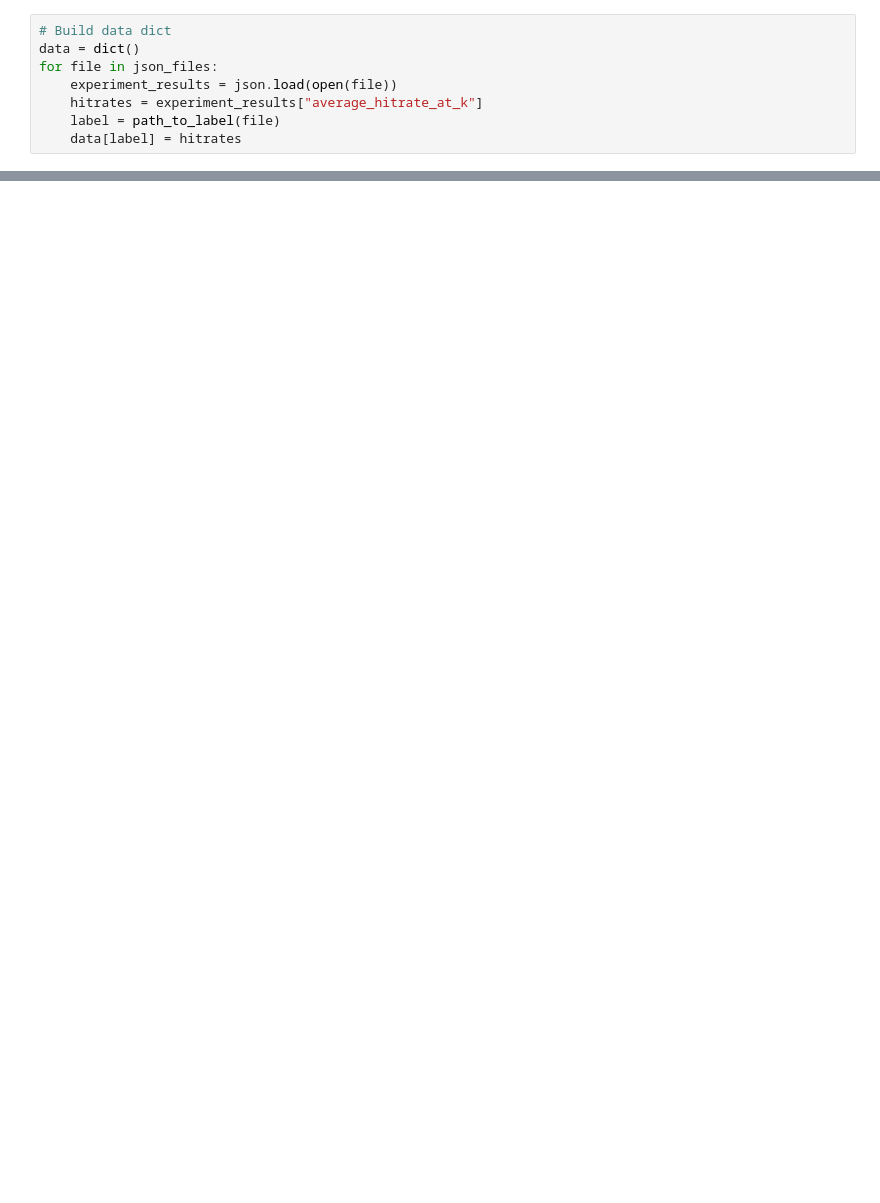
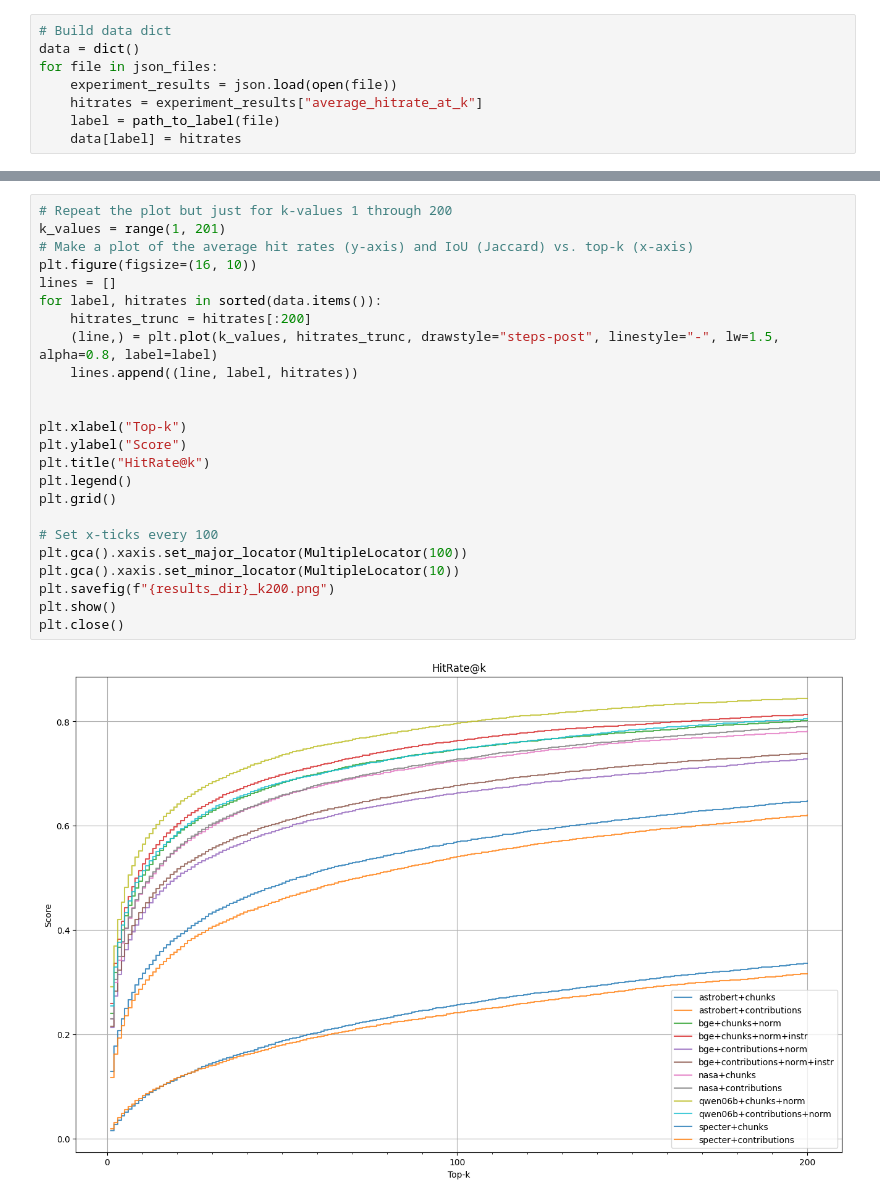
Before and after one commit to benjaminb/citeline, a Jupyter notebook: plot_results.ipynb, the cells around one changed output, grey strips where cells are left out. Saved outputs shown, nothing was run; the diff lists cells and outputs as text; blank space fills up the shorter version.

```diff
--- a/plot_results.ipynb
+++ b/plot_results.ipynb
@@ -85,0 +90,26 @@ plt.close()
+# %%
+# Repeat the plot but just for k-values 1 through 200
+k_values = range(1, 201)
+# Make a plot of the average hit rates (y-axis) and IoU (Jaccard) vs. top-k (x-axis)
+plt.figure(figsize=(16, 10))
+lines = []
+for label, hitrates in sorted(data.items()):
+    hitrates_trunc = hitrates[:200]
+    (line,) = plt.plot(k_values, hitrates_trunc, drawstyle="steps-post", linestyle="-", lw=1.5, alpha=0.8, label=label)
+    lines.append((line, label, hitrates))
+
+
+plt.xlabel("Top-k")
+plt.ylabel("Score")
+plt.title("HitRate@k")
+plt.legend()
+plt.grid()
+
+# Set x-ticks every 100
+plt.gca().xaxis.set_major_locator(MultipleLocator(100))
+plt.gca().xaxis.set_minor_locator(MultipleLocator(10))
+plt.savefig(f"{results_dir}_k200.png")
+plt.show()
+plt.close()
+# %% [output]
+[figure, added]
```
Also changed, not shown: parts of 3 cells of this notebook, 3 other files.
